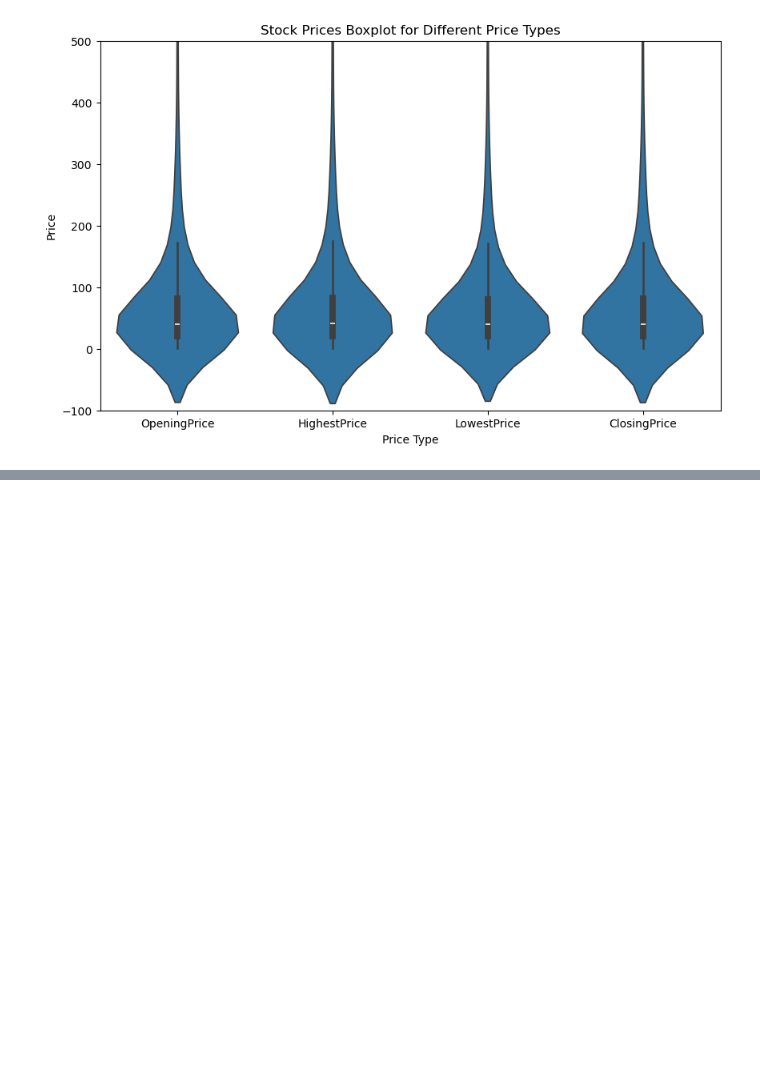
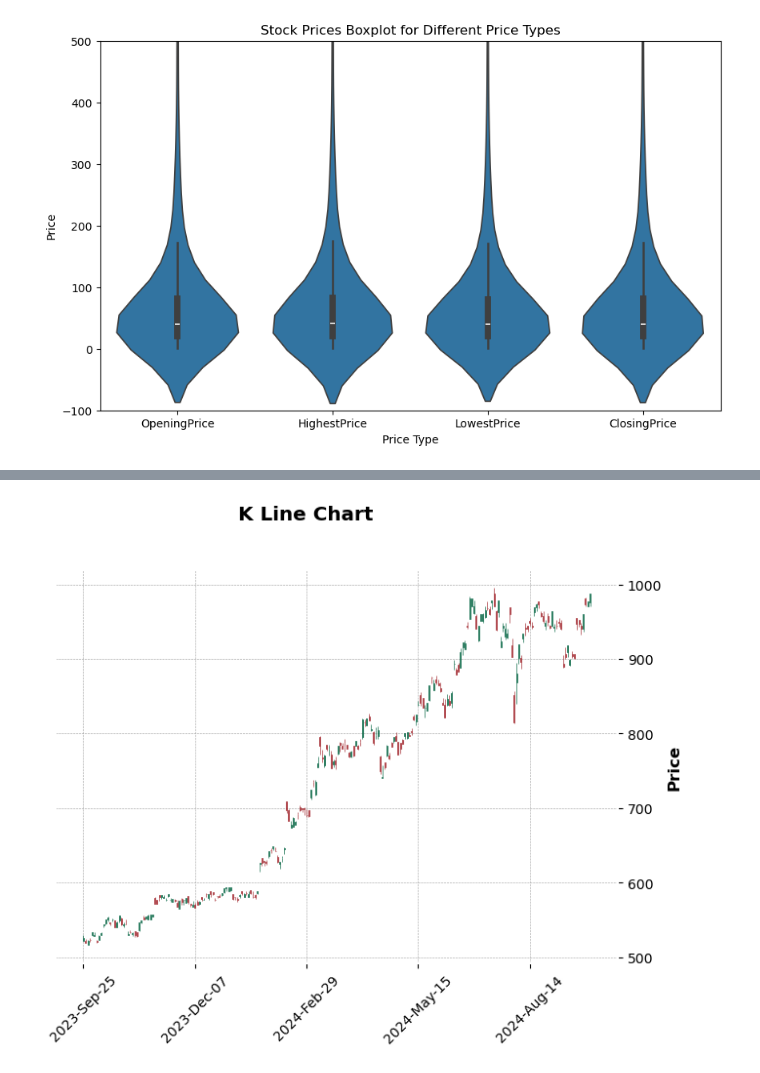
Before and after one commit to happk/Homework_for_Financial-Big-Data-Analysis, a Jupyter notebook: hw1/hw1.ipynb, the cells around one changed output, grey strips where cells are left out. Drawn from its saved outputs; the diff is of its cells as text; code cells hidden in the pictures; blank space fills up the shorter version.

```diff
--- a/hw1/hw1.ipynb
+++ b/hw1/hw1.ipynb
@@ -91,0 +177,3 @@ https://tw.stock.yahoo.com/
+# %%
+df.sort_index(ascending=False, inplace=True)
+df
@@ -91,0 +194,11 @@ https://tw.stock.yahoo.com/
+# %%
+# 將 'Date' 轉換為 datetime 格式，並設置為索引
+df['Date'] = pd.to_datetime(df['Date'])
+df.set_index('Date', inplace=True)
+# %%
+# 檢查每一列是否為數值
+non_numeric_rows = df[~df[['Open', 'High', 'Low', 'Close']].apply(pd.to_numeric, errors='coerce').notnull().all(axis=1)]
+# 顯示非數值的行
+print(non_numeric_rows)
+# 刪除非數值的行
+df = df.drop(non_numeric_rows.index)
@@ -91,0 +223,3 @@ https://tw.stock.yahoo.com/
+# %%
+# 轉成float
+df[['Open', 'High', 'Low', 'Close', 'Volume']] = df[['Open', 'High', 'Low', 'Close', 'Volume']].replace(',', '', regex=True).astype(float)
@@ -91,0 +230,5 @@ https://tw.stock.yahoo.com/
+# %%
+# 使用 mplfinance 繪製 K 線圖
+mpf.plot(df, type='candle', style='charles', volume=False, title='K Line Chart', ylabel='Price', ylabel_lower='Volume')
+# %% [output]
+[figure, added]
```
Also changed, not shown: parts of 9 cells of this notebook.
